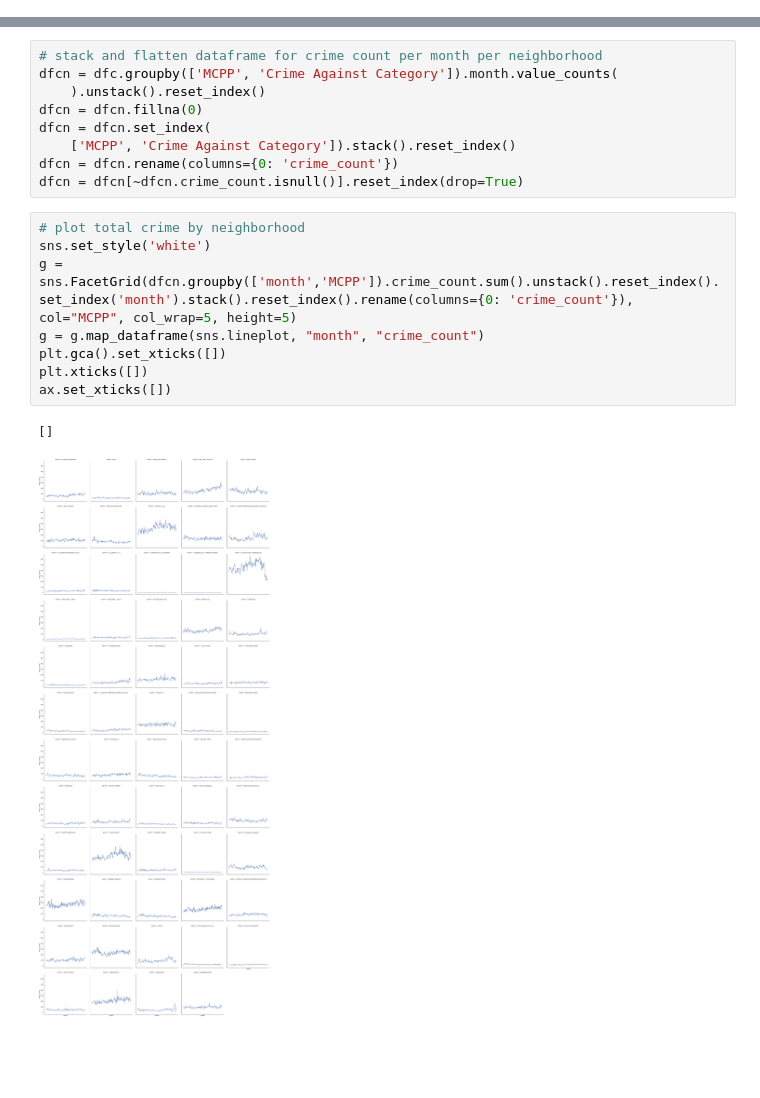
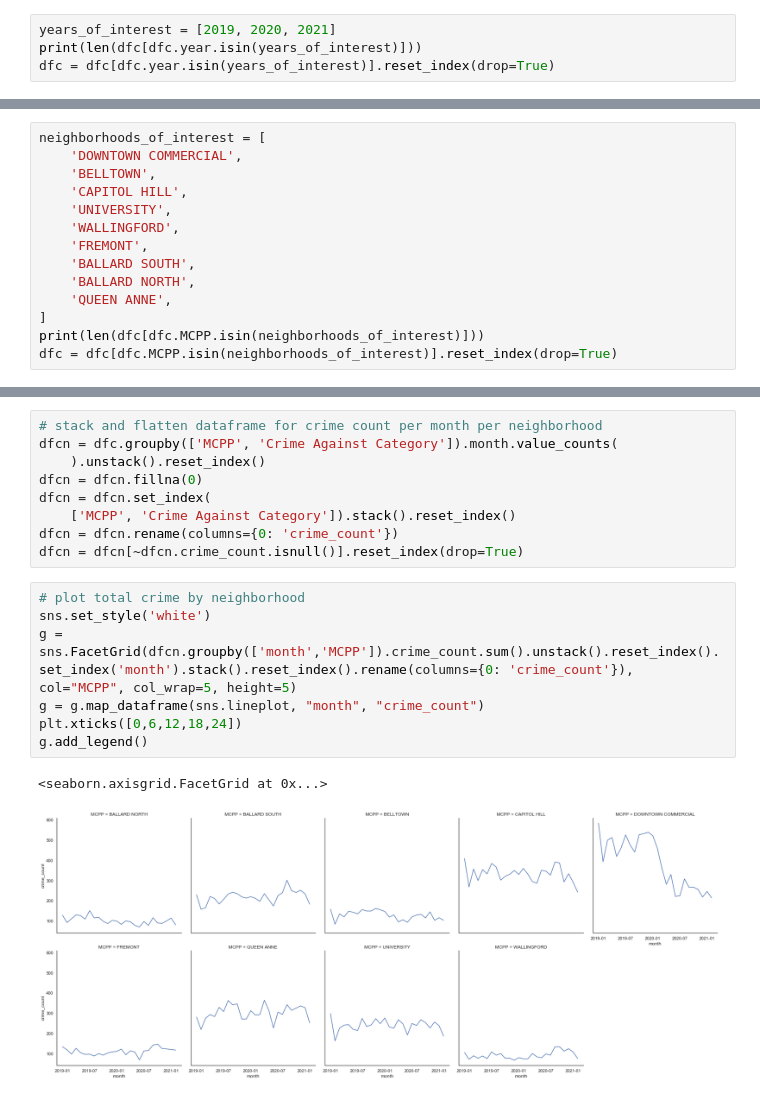
Before and after one commit to infoxiao/crime, a Jupyter notebook: seattle/crime_seattle.ipynb, the cells around one changed output, grey strips where cells are left out. Drawn from its saved outputs; the diff is of its cells as text; blank space fills up the shorter version.

```diff
--- a/seattle/crime_seattle.ipynb
+++ b/seattle/crime_seattle.ipynb
@@ -224,0 +247,4 @@ plot_.legend(loc='upper right', bbox_to_anchor=(1.35, 0.5))
+# %%
+years_of_interest = [2019, 2020, 2021]
+print(len(dfc[dfc.year.isin(years_of_interest)]))
+dfc = dfc[dfc.year.isin(years_of_interest)].reset_index(drop=True)
@@ -224,0 +280,14 @@ plot_.legend(loc='upper right', bbox_to_anchor=(1.35, 0.5))
+# %%
+neighborhoods_of_interest = [
+    'DOWNTOWN COMMERCIAL',
+    'BELLTOWN',
+    'CAPITOL HILL',
+    'UNIVERSITY',
+    'WALLINGFORD',
+    'FREMONT',
+    'BALLARD SOUTH',
+    'BALLARD NORTH',
+    'QUEEN ANNE',
+]
+print(len(dfc[dfc.MCPP.isin(neighborhoods_of_interest)]))
+dfc = dfc[dfc.MCPP.isin(neighborhoods_of_interest)].reset_index(drop=True)
@@ -234,13 +305,12 @@ dfcn = dfcn[~dfcn.crime_count.isnull()].reset_index(drop=True)
 # %%
 # plot total crime by neighborhood
 sns.set_style('white')
 g = sns.FacetGrid(dfcn.groupby(['month','MCPP']).crime_count.sum().unstack().reset_index().set_index('month').stack().reset_index().rename(columns={0: 'crime_count'}), col="MCPP", col_wrap=5, height=5)
 g = g.map_dataframe(sns.lineplot, "month", "crime_count")
-plt.gca().set_xticks([])
-plt.xticks([])
-ax.set_xticks([])
+plt.xticks([0,6,12,18,24])
+g.add_legend()
 # %% [output]
-[]
+<seaborn.axisgrid.FacetGrid at 0x...>
-[figure, old version]
+[figure, new version]
 # %%
 # plot crime by type by neighborhood
```
Also changed, not shown: parts of 31 cells of this notebook.
